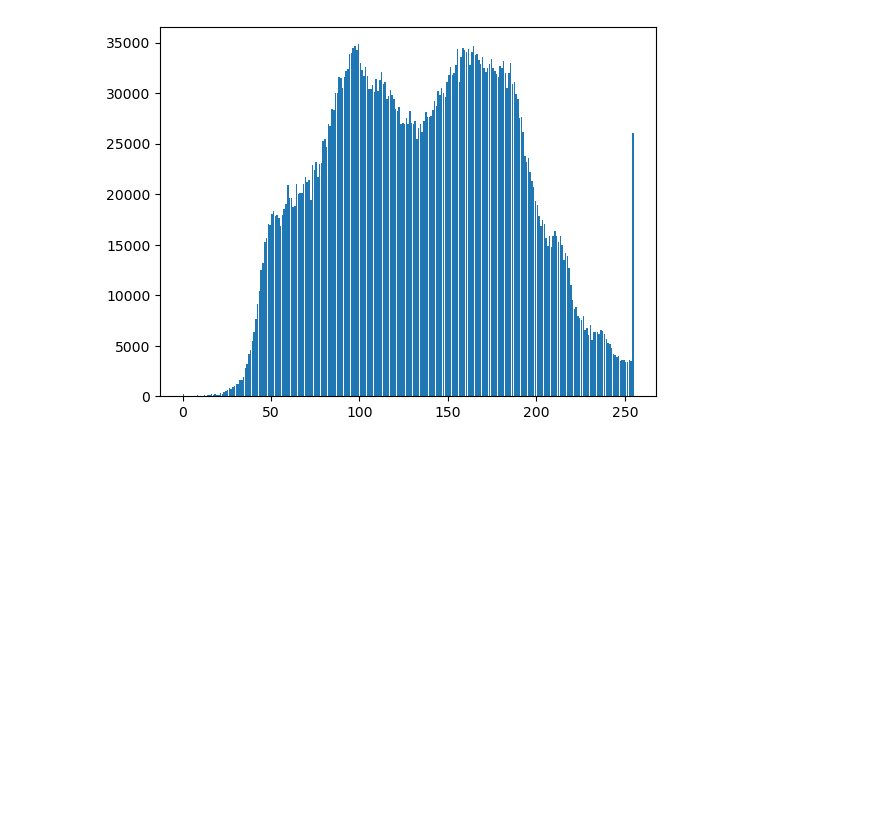
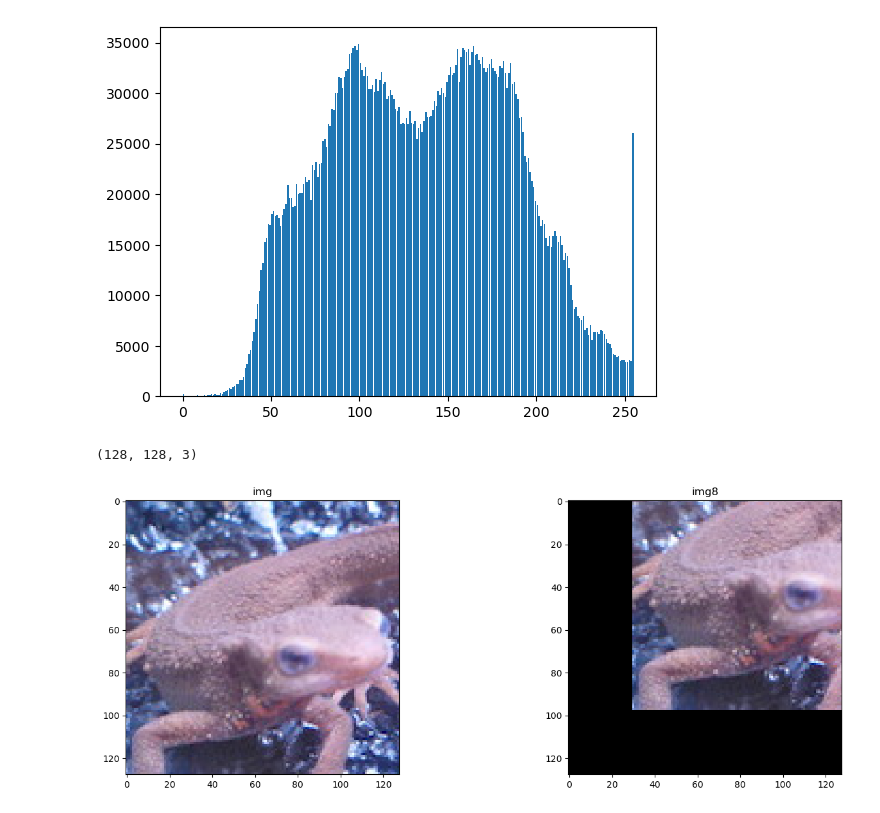
Before and after one commit to stardust1018/opencv_python_test, a Jupyter notebook: question_21-30/Untitled.ipynb, the cells around one changed output. Cells and saved outputs as stored; diff of their text form; code cells hidden in the pictures; blank space fills up the shorter version.

Commit message:
仿射变换--- 平移、放大缩小、旋转

```diff
--- a/question_21-30/Untitled.ipynb
+++ b/question_21-30/Untitled.ipynb
@@ -390,3 +390,63 @@ plt.show()
 [figure]
 [figure]
 [figure]
+# %%
+# 仿射变换 --- 平行移动
+
+def transformations(img, mtrix):
+    result = np.zeros_like(img)
+    #将
+    list = np.arange(img.shape[1]).reshape(-1,1)
+    x = np.tile(list,img.shape[0])
+    list = np.arange(img.shape[0])
+    y = np.tile(list,img.shape[1]).reshape(-1,img.shape[0])
+
+    print(result.shape)
+
+    #仿射变换矩阵
+    v = np.array([x.reshape(-1), y.reshape(-1), np.ones((x.size))])
+    new_xy = np.dot(mtrix, v)
+    new_xy = new_xy[0:2].astype(np.uint8)
+
+    #将溢出部分去除
+    out = (new_xy[1]<result.shape[0]) * (new_xy>=0) * (new_xy[0]<result.shape[1])
+    out = np.multiply(out[0],out[1])
+    for i,flag in enumerate(out):
+        #只计算未溢出部分
+        if flag:
+            #将原来的图像赋值到新图像
+            result[new_xy[1,i],new_xy[0,i]] = img[y.reshape(-1)[i],x.reshape(-1)[i]]
+    return result
+
+
+def transMtrix(a,b,c,d,tx,ty):
+    mtrix = np.array([[a,b,tx],[c,d,ty],[0,0,1]])
+    return mtrix
+
+
+img = cv2.imread("imori.jpg")
+img_gamma = cv2.imread("imori_gamma.jpg")
+img_dark = cv2.imread("imori_dark.jpg")
+img = img[:,:,[2,1,0]]
+img_gamma = img_gamma[:,:,[2,1,0]]
+img_dark = img_dark[:,:,[2,1,0]]
+
+img8 = img.copy()
+m = transMtrix(1, 0 , 0, 1, 30, -30)
+img8 = transformations(img8, m)
+
+fig, axes = plt.subplots(1, 2, figsize=(15, 5))
+# 显示每个图像
+axes[0].imshow(img)
+axes[0].set_title('img')
+axes[0].axis('on')  # 隐藏坐标轴
+
+axes[1].imshow(img8)
+axes[1].set_title('img8')
+axes[1].axis('on')
+
+plt.tight_layout()  # 自动调整子图参数，使之填充整个图像区域
+plt.show()
+# %% [output]
+(128, 128, 3)
+[figure, added]
```
Also changed, not shown: parts of 2 cells of this notebook.
